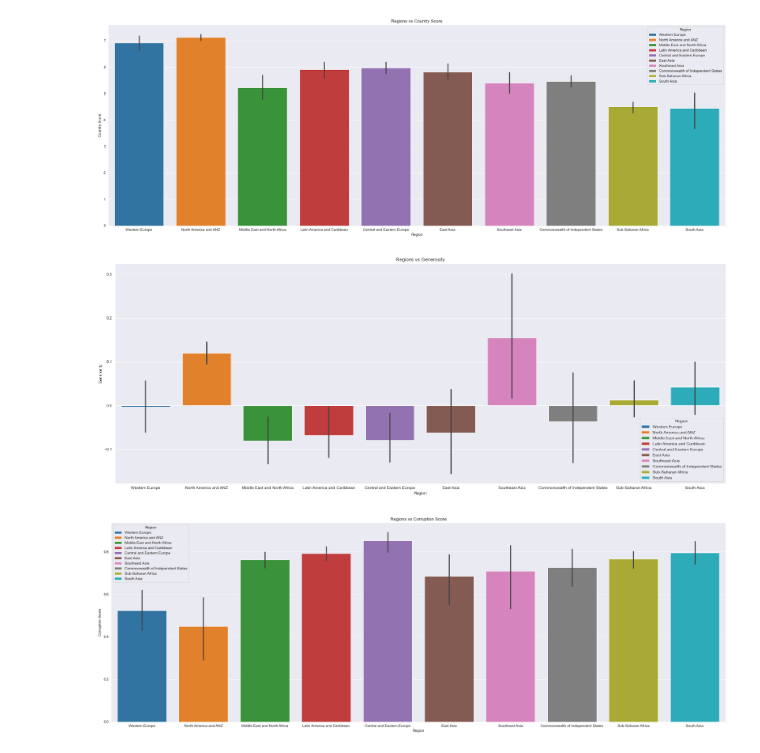
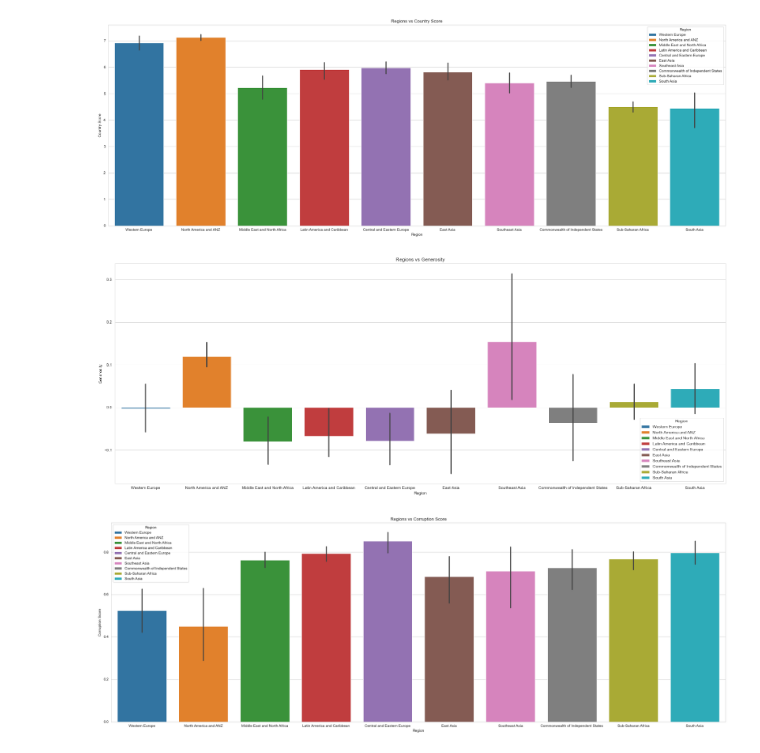
Before and after one commit to EdwinVargas22/World-Happiness-2021, a Jupyter notebook: Data_Analysis.ipynb, the cells around one changed output. Cells and saved outputs as stored; diff of their text form; code cells hidden in the pictures.

Commit message:
changed the seaborn theme to whitegrid for all scatter plots and bar charts

```diff
--- a/Data_Analysis.ipynb
+++ b/Data_Analysis.ipynb
@@ -149,7 +149,7 @@ fig = plt.gcf()
 fig.set_size_inches(15, 8)
 
 # Setting the seaborn theme for the scatter plot
-sns.set_style("darkgrid")
+sns.set_style("whitegrid")
 
 sns.scatterplot(data=dataset_modified, x='Country Score', y='Freedom', hue='Region', size='Freedom').set(title='Country Score vs Freedom')
 # %% [output]
@@ -163,7 +163,7 @@ fig = plt.gcf()
 fig.set_size_inches(20, 8)
 
 # Setting the seaborn theme for the scatter plot
-sns.set_style("darkgrid")
+sns.set_style("whitegrid")
 
 sns.scatterplot(data=dataset_modified, x='Country Score', y='Generosity', hue='Region', size='Generosity').set(title='Country Score vs Generosity')
 # %% [output]
@@ -177,7 +177,7 @@ fig = plt.gcf()
 fig.set_size_inches(20, 8)
 
 # Setting the seaborn theme for the scatter plot
-sns.set_style("darkgrid")
+sns.set_style("whitegrid")
 
 sns.scatterplot(data=dataset_modified, x='Country Score', y='Corruption Score', hue='Region', size='Corruption Score').set(title='Country Score vs Corruption Score')
 # %% [output]
@@ -191,7 +191,7 @@ fig = plt.gcf()
 fig.set_size_inches(30, 10)
 
 # Setting the seaborn theme for the bar chart
-sns.set_style("darkgrid")
+sns.set_style("whitegrid")
 
 ax = sns.barplot(x='Region', y='Country Score', hue='Region', data=dataset_modified, dodge=False).set(title='Regions vs Country Score')
 # %% [output]
@@ -199,16 +199,16 @@ ax = sns.barplot(x='Region', y='Country Score', hue='Region', data=dataset_modif
 # %%
 # Bar chart of Regions vs Generosity
 
 fig = plt.gcf()
 
 fig.set_size_inches(27, 10)
 
 # Setting the seaborn theme for the bar chart
-sns.set_style("darkgrid")
+sns.set_style("whitegrid")
 
 ax = sns.barplot(x='Region', y='Generosity', hue='Region', data=dataset_modified, dodge=False).set(title='Regions vs Generosity')
 # %% [output]
-[figure, old version]
+[figure, new version]
 # %%
 # Bar chart of Regions vs Corruption Score
 
```
Also changed, not shown: parts of 4 cells of this notebook.
